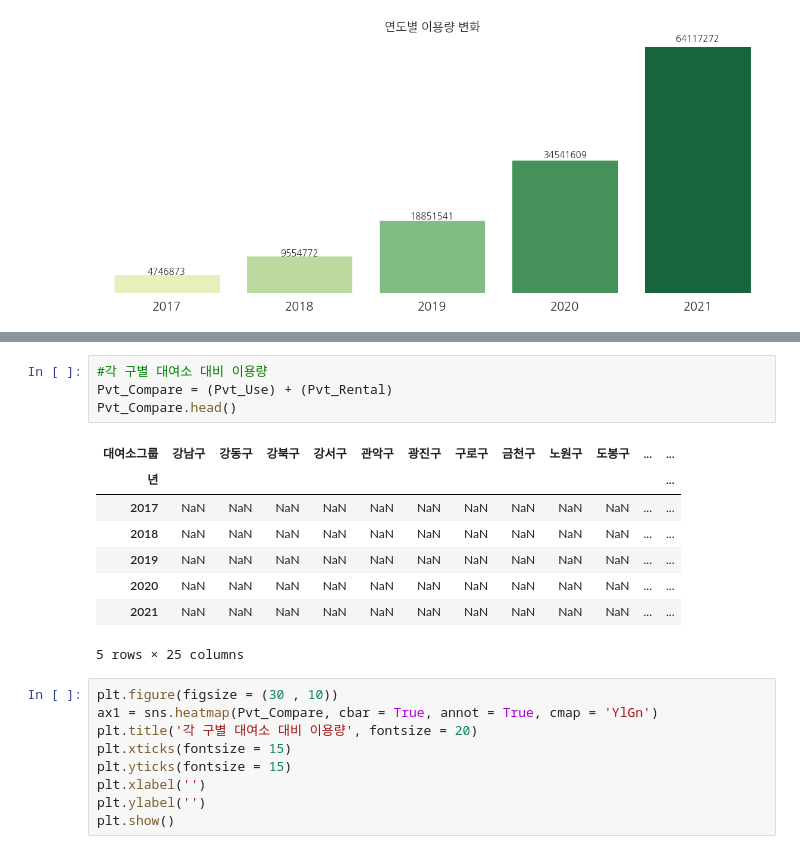
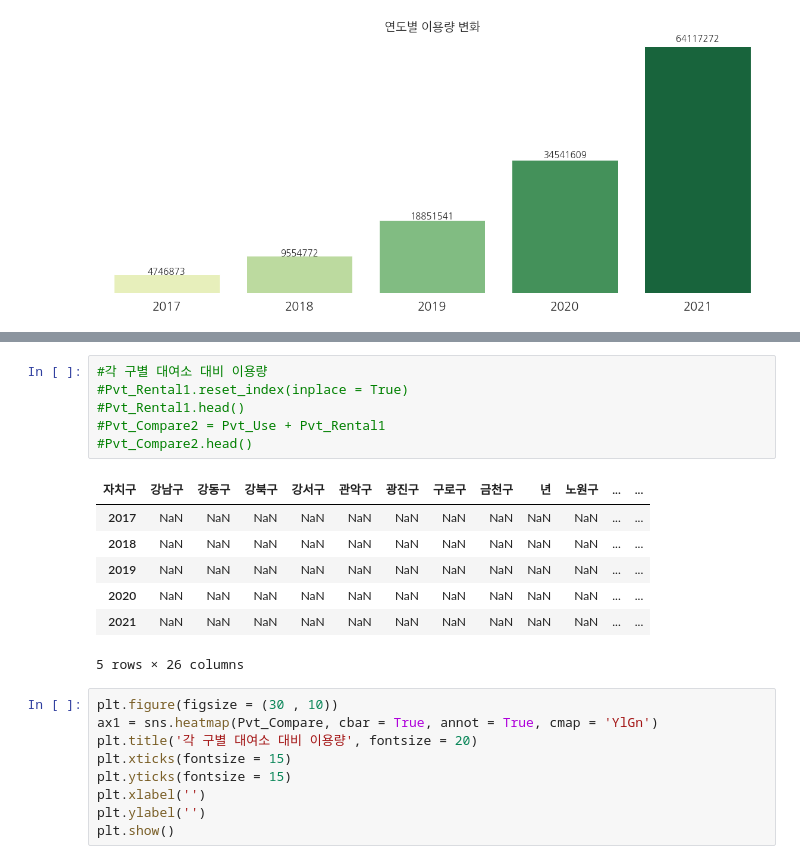
Before and after one commit to ihobbang250/custom_repo, a Jupyter notebook: main2.ipynb, the cells around one changed output, grey strips where cells are left out. Cells and saved outputs as stored; diff of their text form.

```diff
--- a/main2.ipynb
+++ b/main2.ipynb
@@ -602,17 +602,18 @@ Pvt_Use.head()
 5 rows × 25 columns
 # %%
 #각 구별 대여소 대비 이용량
-Pvt_Compare = (Pvt_Use) + (Pvt_Rental)
-Pvt_Compare.head()
+#Pvt_Rental1.reset_index(inplace = True)
+#Pvt_Rental1.head()
+#Pvt_Compare2 = Pvt_Use + Pvt_Rental1
+#Pvt_Compare2.head()
 # %% [output]
-| 대여소그룹 | 강남구 | 강동구 | 강북구 | 강서구 | 관악구 | 광진구 | 구로구 | 금천구 | 노원구 | 도봉구 | ... | ... |
-| 년 |  |  |  |  |  |  |  |  |  |  |  | ... |
+| 자치구 | 강남구 | 강동구 | 강북구 | 강서구 | 관악구 | 광진구 | 구로구 | 금천구 | 년 | 노원구 | ... | ... |
 | 2017 | NaN | NaN | NaN | NaN | NaN | NaN | NaN | NaN | NaN | NaN | ... | ... |
 | 2018 | NaN | NaN | NaN | NaN | NaN | NaN | NaN | NaN | NaN | NaN | ... | ... |
 | 2019 | NaN | NaN | NaN | NaN | NaN | NaN | NaN | NaN | NaN | NaN | ... | ... |
 | 2020 | NaN | NaN | NaN | NaN | NaN | NaN | NaN | NaN | NaN | NaN | ... | ... |
 | 2021 | NaN | NaN | NaN | NaN | NaN | NaN | NaN | NaN | NaN | NaN | ... | ... |
-5 rows × 25 columns
+5 rows × 26 columns
 # %%
 plt.figure(figsize = (30 , 10))
 ax1 = sns.heatmap(Pvt_Compare, cbar = True, annot = True, cmap = 'YlGn')
```
Also changed, not shown: parts of 3 cells of this notebook.
